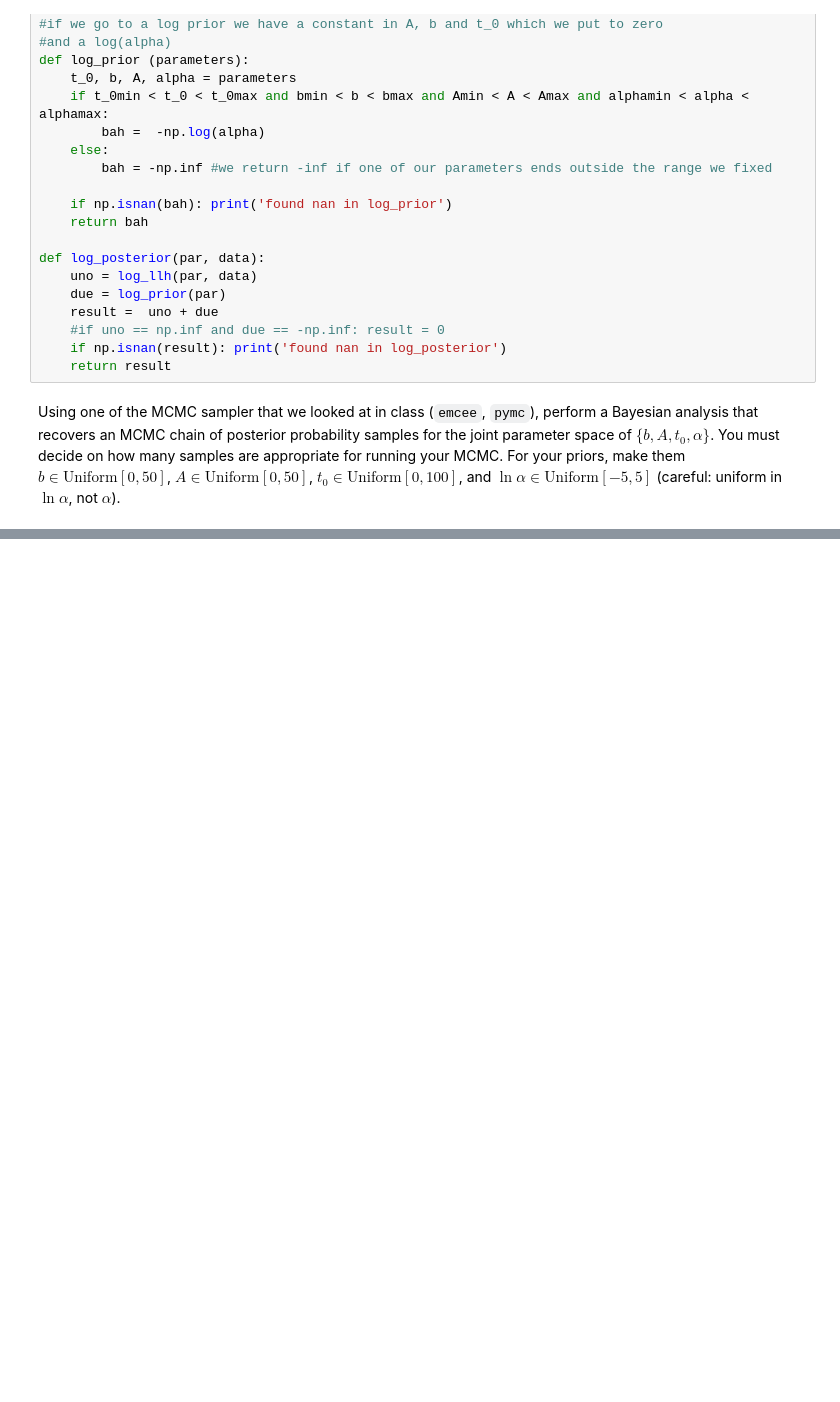
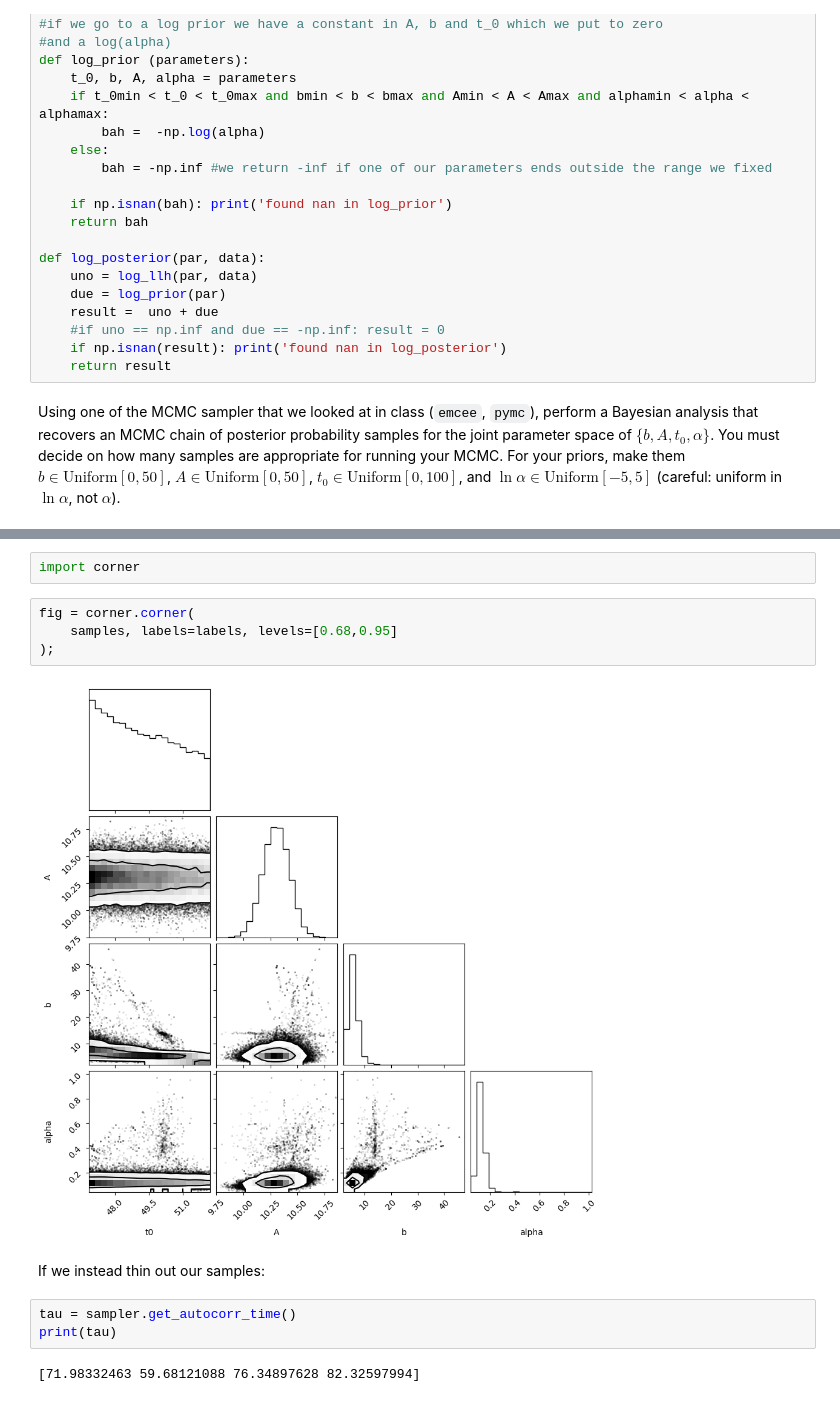
Before and after one commit to lisam10/astrostatistics_bicocca_2024, a Jupyter notebook: working/W11.ipynb, the cells around one changed output, grey strips where cells are left out. Cells and saved outputs as stored; diff of their text form; blank space fills up the shorter version.

```diff
--- a/working/W11.ipynb
+++ b/working/W11.ipynb
@@ -131,0 +120,15 @@ axes[-1].set_xlabel("step number");
+# %%
+import corner
+# %%
+fig = corner.corner(
+    samples, labels=labels, levels=[0.68,0.95]
+);
+# %% [output]
+[figure, added]
+# %% [markdown]
+If we instead thin out our samples:
+# %%
+tau = sampler.get_autocorr_time()
+print(tau)
+# %% [output]
+[71.98332463 59.68121088 76.34897628 82.32597994]
```
Also changed, not shown: parts of 5 cells of this notebook.
